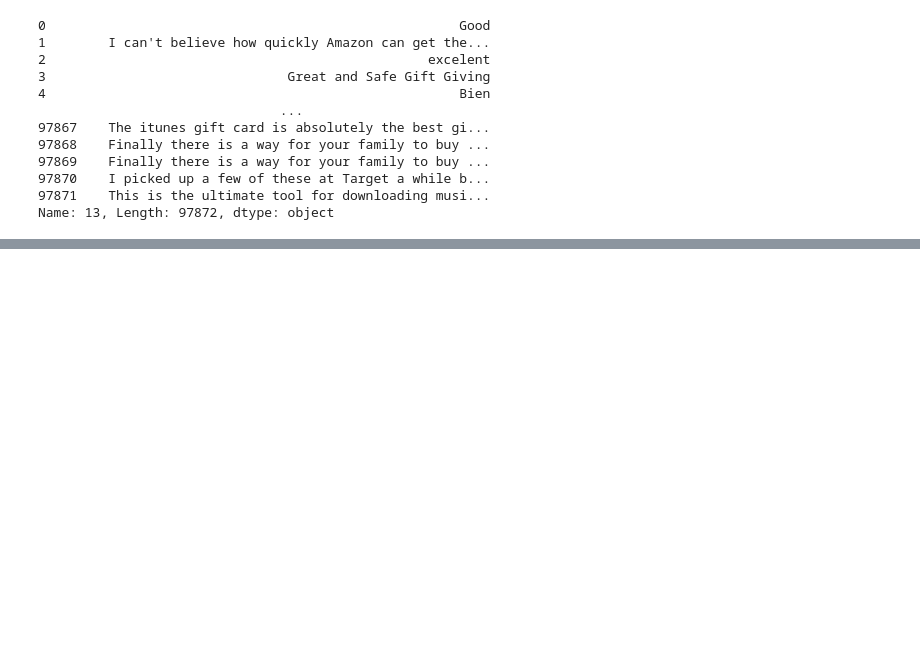
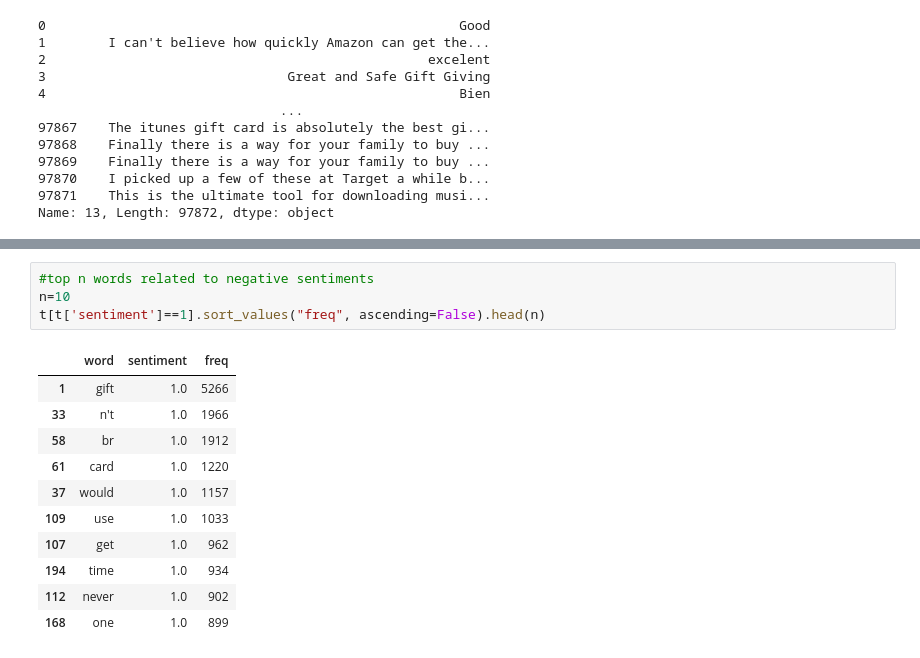
Before and after one commit to asingh86/MSc_MAS4061_Dissertation, a Jupyter notebook: ExperimentNotebook.ipynb, the cells around one changed output, grey strips where cells are left out. Drawn from its saved outputs; the diff is of its cells as text; blank space fills up the shorter version.

```diff
--- a/ExperimentNotebook.ipynb
+++ b/ExperimentNotebook.ipynb
@@ -117,0 +167,16 @@ feqs
+# %%
+#top n words related to negative sentiments
+n=10
+t[t['sentiment']==1].sort_values("freq", ascending=False).head(n)
+# %% [output]
+|  | word | sentiment | freq |
+| 1 | gift | 1.0 | 5266 |
+| 33 | n't | 1.0 | 1966 |
+| 58 | br | 1.0 | 1912 |
+| 61 | card | 1.0 | 1220 |
+| 37 | would | 1.0 | 1157 |
+| 109 | use | 1.0 | 1033 |
+| 107 | get | 1.0 | 962 |
+| 194 | time | 1.0 | 934 |
+| 112 | never | 1.0 | 902 |
+| 168 | one | 1.0 | 899 |
```
Also changed, not shown: parts of 22 cells of this notebook, 5 other files.
